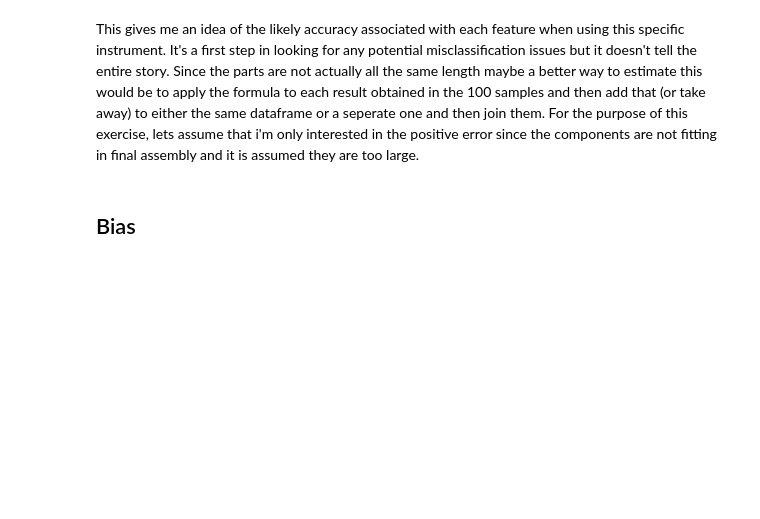
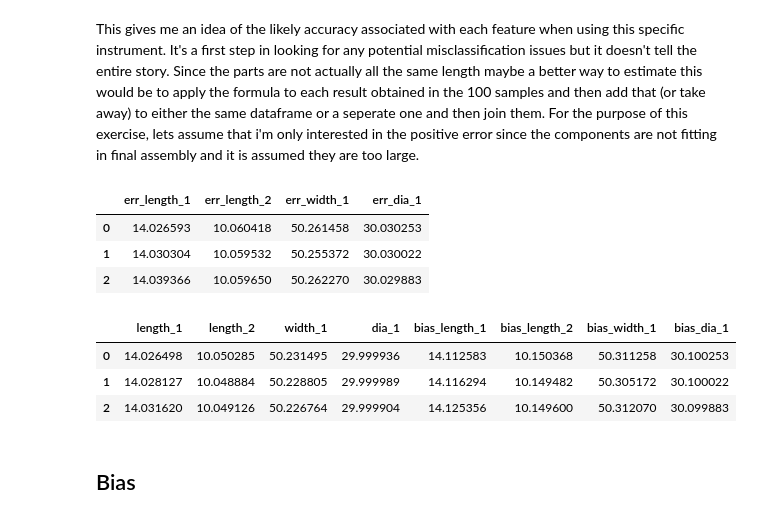
Before and after one commit to andreroche/dataset, a Jupyter notebook: Sythetic Dataset.ipynb, the cells around one changed output. Saved outputs shown, nothing was run; the diff lists cells and outputs as text; code cells hidden in the pictures; blank space fills up the shorter version.

```diff
--- a/Sythetic Dataset.ipynb
+++ b/Sythetic Dataset.ipynb
@@ -93,12 +103,22 @@ print(err_length_1, err_length_2, err_width_1, err_length_2)
 This gives me an idea of the likely accuracy associated with each feature when using this specific instrument. It's a first step in looking for any potential misclassification issues but it doesn't tell the entire story. Since the parts are not actually all the same length maybe a better way to estimate this would be to apply the formula to each result obtained in the 100 samples and then add that (or take away) to either the same dataframe or a seperate one and then join them. For the purpose of this exercise, lets assume that i'm only interested in the positive error since the components are not fitting in final assembly and it is assumed they are too large.
 # %%
 df1 = pd.DataFrame({'err_length_1':err_length_1 + length_1,'err_length_2':err_length_2 + length_2,'err_width_1':err_width_1 + width_1,'err_dia_1':err_dia_1 + dia_1})
-df1.head(6)
+df1.head(3)
+# %% [output]
+|  | err_length_1 | err_length_2 | err_width_1 | err_dia_1 |
+| 0 | 14.026593 | 10.060418 | 50.261458 | 30.030253 |
+| 1 | 14.030304 | 10.059532 | 50.255372 | 30.030022 |
+| 2 | 14.039366 | 10.059650 | 50.262270 | 30.029883 |
 # %%
 left = df
 right = df1
 df3 = pd.concat([df,df1], axis=1)
-df3.head(6)
+df3.head(3)
+# %% [output]
+|  | length_1 | length_2 | width_1 | dia_1 | bias_length_1 | bias_length_2 | bias_width_1 | bias_dia_1 |
+| 0 | 14.026498 | 10.050285 | 50.231495 | 29.999936 | 14.112583 | 10.150368 | 50.311258 | 30.100253 |
+| 1 | 14.028127 | 10.048884 | 50.228805 | 29.999989 | 14.116294 | 10.149482 | 50.305172 | 30.100022 |
+| 2 | 14.031620 | 10.049126 | 50.226764 | 29.999904 | 14.125356 | 10.149600 | 50.312070 | 30.099883 |
 # %% [markdown]
 ## Bias
 # %% [markdown]
```
Also changed, not shown: parts of 8 cells of this notebook.
